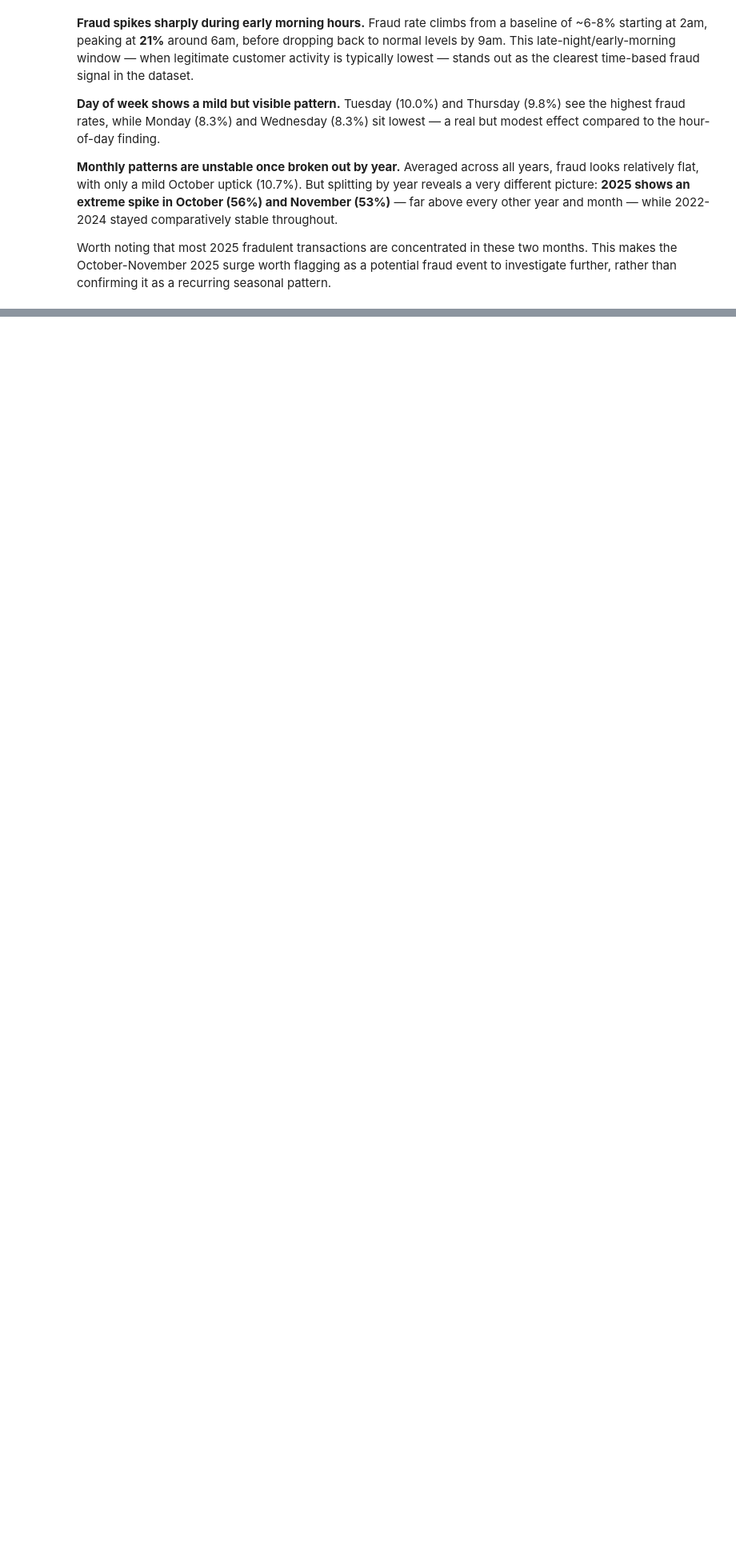
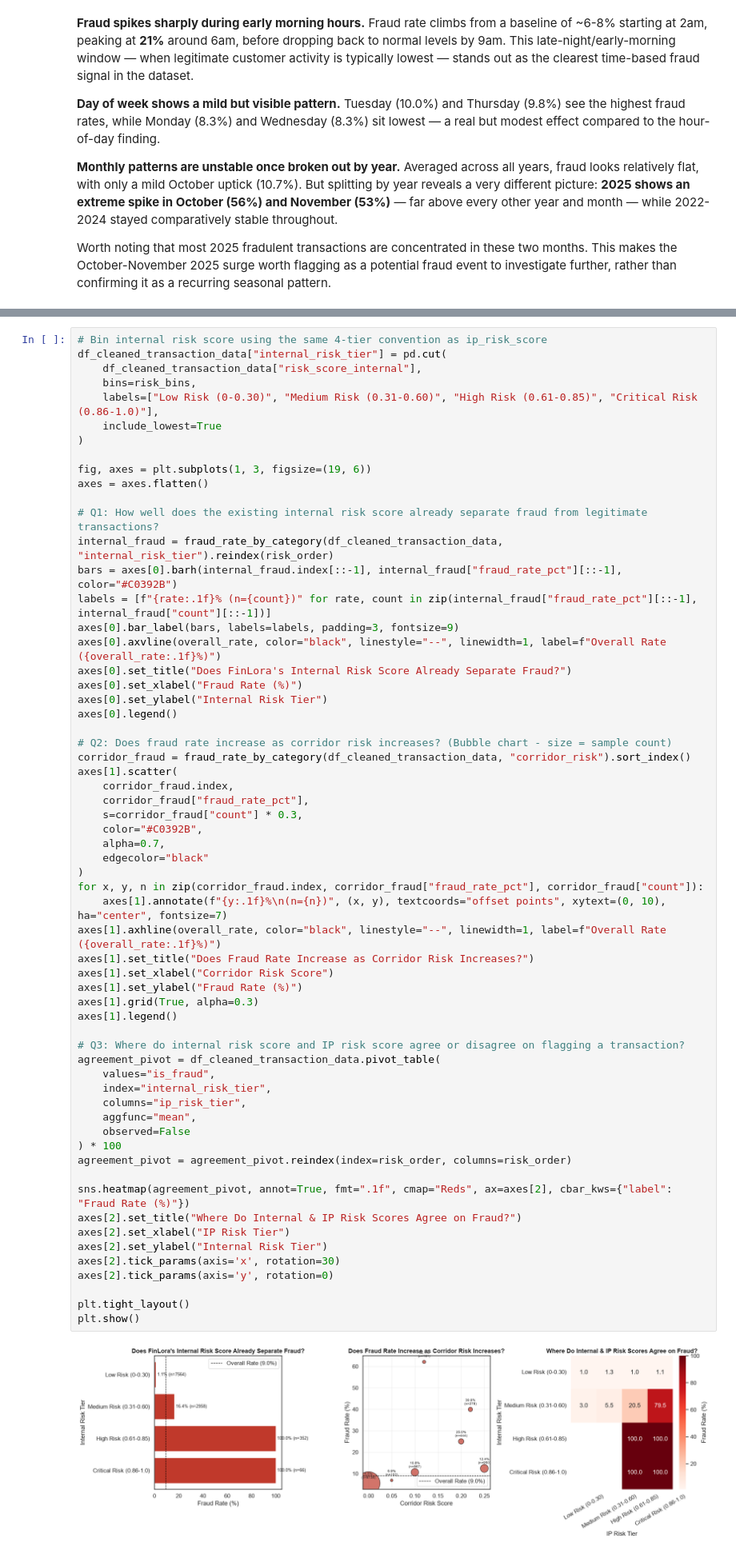
Before and after one commit to LeesiElekwa/Digital_Transfer_Fraud_Detection_System, a Jupyter notebook: Notebooks/ExploratoryAnalysis.ipynb, the cells around one changed output, grey strips where cells are left out. Shown at 80% size. Drawn from its saved outputs; the diff is of its cells as text; blank space fills up the shorter version.

Commit message:
Understanding how well the existing internal scoring system works in classifying fradulent transactions

```diff
--- a/Notebooks/ExploratoryAnalysis.ipynb
+++ b/Notebooks/ExploratoryAnalysis.ipynb
@@ -577,0 +580,63 @@ Worth noting that most 2025 fradulent transactions are concentrated in these two
+# %%
+# Bin internal risk score using the same 4-tier convention as ip_risk_score
+df_cleaned_transaction_data["internal_risk_tier"] = pd.cut(
+    df_cleaned_transaction_data["risk_score_internal"],
+    bins=risk_bins,
+    labels=["Low Risk (0-0.30)", "Medium Risk (0.31-0.60)", "High Risk (0.61-0.85)", "Critical Risk (0.86-1.0)"],
+    include_lowest=True
+)
+
+fig, axes = plt.subplots(1, 3, figsize=(19, 6))
+axes = axes.flatten()
+
+# Q1: How well does the existing internal risk score already separate fraud from legitimate transactions?
+internal_fraud = fraud_rate_by_category(df_cleaned_transaction_data, "internal_risk_tier").reindex(risk_order)
+bars = axes[0].barh(internal_fraud.index[::-1], internal_fraud["fraud_rate_pct"][::-1], color="#C0392B")
+labels = [f"{rate:.1f}% (n={count})" for rate, count in zip(internal_fraud["fraud_rate_pct"][::-1], internal_fraud["count"][::-1])]
+axes[0].bar_label(bars, labels=labels, padding=3, fontsize=9)
+axes[0].axvline(overall_rate, color="black", linestyle="--", linewidth=1, label=f"Overall Rate ({overall_rate:.1f}%)")
+axes[0].set_title("Does FinLora's Internal Risk Score Already Separate Fraud?")
+axes[0].set_xlabel("Fraud Rate (%)")
+axes[0].set_ylabel("Internal Risk Tier")
+axes[0].legend()
+
+# Q2: Does fraud rate increase as corridor risk increases? (Bubble chart - size = sample count)
+corridor_fraud = fraud_rate_by_category(df_cleaned_transaction_data, "corridor_risk").sort_index()
+axes[1].scatter(
+    corridor_fraud.index,
+    corridor_fraud["fraud_rate_pct"],
+    s=corridor_fraud["count"] * 0.3,
+    color="#C0392B",
+    alpha=0.7,
+    edgecolor="black"
+)
+for x, y, n in zip(corridor_fraud.index, corridor_fraud["fraud_rate_pct"], corridor_fraud["count"]):
+    axes[1].annotate(f"{y:.1f}%\n(n={n})", (x, y), textcoords="offset points", xytext=(0, 10), ha="center", fontsize=7)
+axes[1].axhline(overall_rate, color="black", linestyle="--", linewidth=1, label=f"Overall Rate ({overall_rate:.1f}%)")
+axes[1].set_title("Does Fraud Rate Increase as Corridor Risk Increases?")
+axes[1].set_xlabel("Corridor Risk Score")
+axes[1].set_ylabel("Fraud Rate (%)")
+axes[1].grid(True, alpha=0.3)
+axes[1].legend()
+
+# Q3: Where do internal risk score and IP risk score agree or disagree on flagging a transaction?
+agreement_pivot = df_cleaned_transaction_data.pivot_table(
+    values="is_fraud",
+    index="internal_risk_tier",
+    columns="ip_risk_tier",
+    aggfunc="mean",
+    observed=False
+) * 100
+agreement_pivot = agreement_pivot.reindex(index=risk_order, columns=risk_order)
+
+sns.heatmap(agreement_pivot, annot=True, fmt=".1f", cmap="Reds", ax=axes[2], cbar_kws={"label": "Fraud Rate (%)"})
+axes[2].set_title("Where Do Internal & IP Risk Scores Agree on Fraud?")
+axes[2].set_xlabel("IP Risk Tier")
+axes[2].set_ylabel("Internal Risk Tier")
+axes[2].tick_params(axis='x', rotation=30)
+axes[2].tick_params(axis='y', rotation=0)
+
+plt.tight_layout()
+plt.show()
+# %% [output]
+[figure, added]
```
Also changed, not shown: parts of 2 cells of this notebook.
